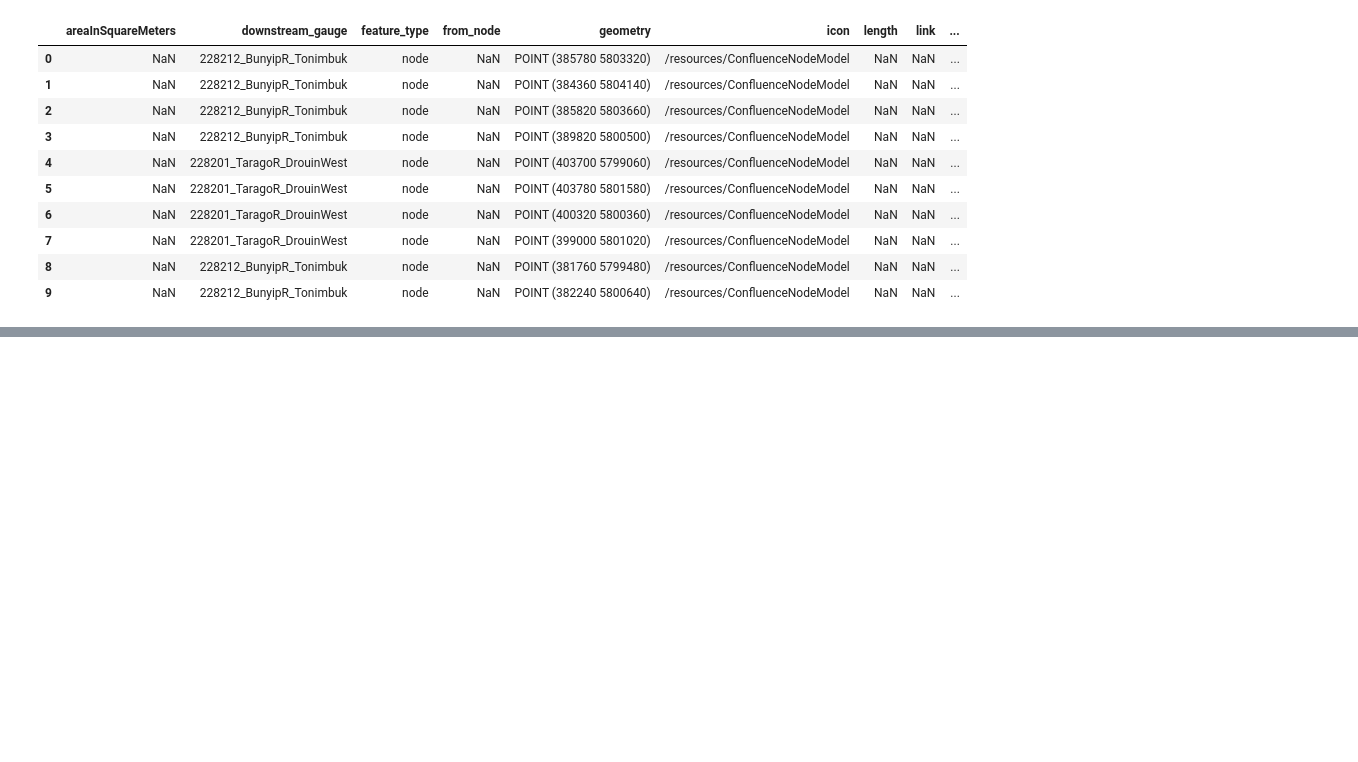
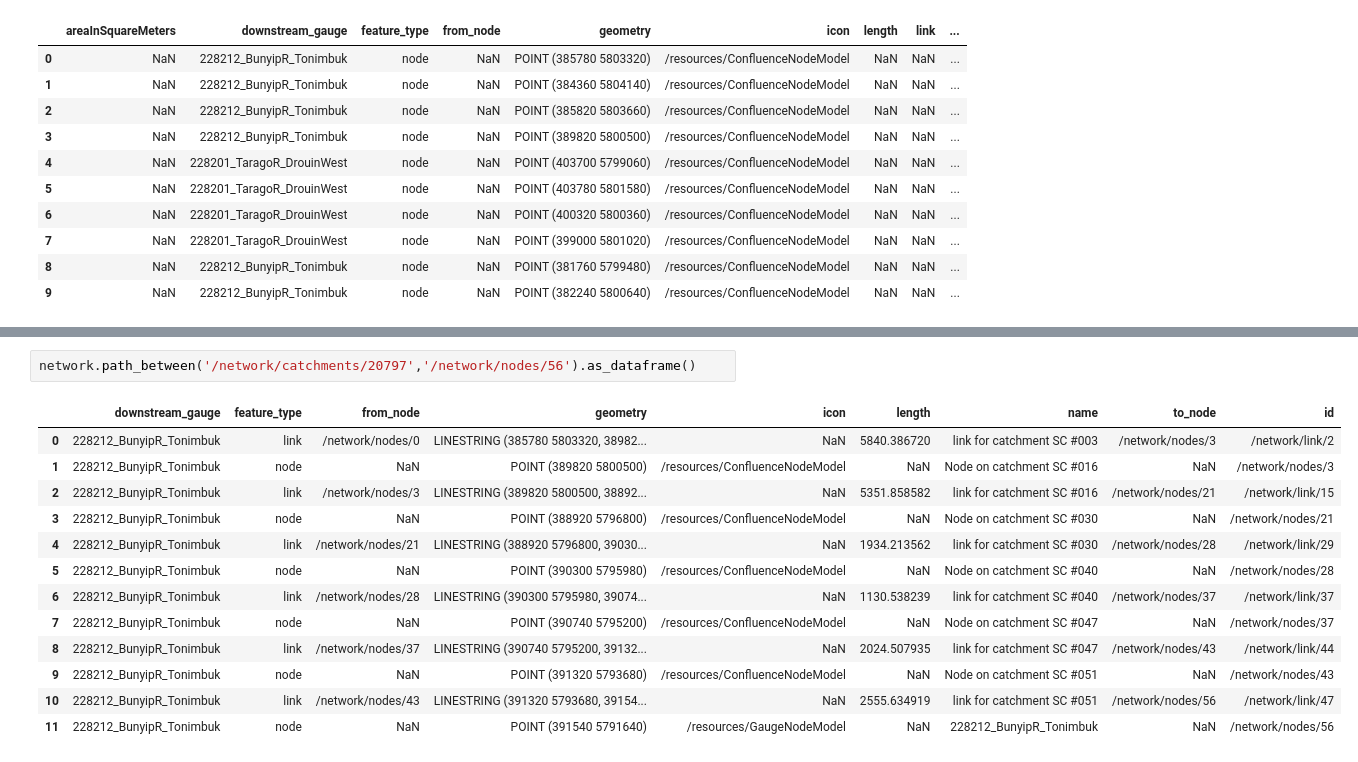
Before and after one commit to flowmatters/veneer-py, a Jupyter notebook: doc/examples/network/TopologicalQueries.ipynb, the cells around one changed output, grey strips where cells are left out. Drawn from its saved outputs; the diff is of its cells as text; blank space fills up the shorter version.

Commit message:
Added based "path_between" two network features

```diff
--- a/doc/examples/network/TopologicalQueries.ipynb
+++ b/doc/examples/network/TopologicalQueries.ipynb
@@ -124,0 +134,16 @@ dataframe[:10]
+# %%
+network.path_between('/network/catchments/20797','/network/nodes/56').as_dataframe()
+# %% [output]
+|  | downstream_gauge | feature_type | from_node | geometry | icon | length | name | to_node | id |
+| 0 | 228212_BunyipR_Tonimbuk | link | /network/nodes/0 | LINESTRING (385780 5803320, 38982... | NaN | 5840.386720 | link for catchment SC #003 | /network/nodes/3 | /network/link/2 |
+| 1 | 228212_BunyipR_Tonimbuk | node | NaN | POINT (389820 5800500) | /resources/ConfluenceNodeModel | NaN | Node on catchment SC #016 | NaN | /network/nodes/3 |
+| 2 | 228212_BunyipR_Tonimbuk | link | /network/nodes/3 | LINESTRING (389820 5800500, 38892... | NaN | 5351.858582 | link for catchment SC #016 | /network/nodes/21 | /network/link/15 |
+| 3 | 228212_BunyipR_Tonimbuk | node | NaN | POINT (388920 5796800) | /resources/ConfluenceNodeModel | NaN | Node on catchment SC #030 | NaN | /network/nodes/21 |
+| 4 | 228212_BunyipR_Tonimbuk | link | /network/nodes/21 | LINESTRING (388920 5796800, 39030... | NaN | 1934.213562 | link for catchment SC #030 | /network/nodes/28 | /network/link/29 |
+| 5 | 228212_BunyipR_Tonimbuk | node | NaN | POINT (390300 5795980) | /resources/ConfluenceNodeModel | NaN | Node on catchment SC #040 | NaN | /network/nodes/28 |
+| 6 | 228212_BunyipR_Tonimbuk | link | /network/nodes/28 | LINESTRING (390300 5795980, 39074... | NaN | 1130.538239 | link for catchment SC #040 | /network/nodes/37 | /network/link/37 |
+| 7 | 228212_BunyipR_Tonimbuk | node | NaN | POINT (390740 5795200) | /resources/ConfluenceNodeModel | NaN | Node on catchment SC #047 | NaN | /network/nodes/37 |
+| 8 | 228212_BunyipR_Tonimbuk | link | /network/nodes/37 | LINESTRING (390740 5795200, 39132... | NaN | 2024.507935 | link for catchment SC #047 | /network/nodes/43 | /network/link/44 |
+| 9 | 228212_BunyipR_Tonimbuk | node | NaN | POINT (391320 5793680) | /resources/ConfluenceNodeModel | NaN | Node on catchment SC #051 | NaN | /network/nodes/43 |
+| 10 | 228212_BunyipR_Tonimbuk | link | /network/nodes/43 | LINESTRING (391320 5793680, 39154... | NaN | 2555.634919 | link for catchment SC #051 | /network/nodes/56 | /network/link/47 |
+| 11 | 228212_BunyipR_Tonimbuk | node | NaN | POINT (391540 5791640) | /resources/GaugeNodeModel | NaN | 228212_BunyipR_Tonimbuk | NaN | /network/nodes/56 |
```
Also changed, not shown: parts of 2 cells of this notebook, 1 other file.
